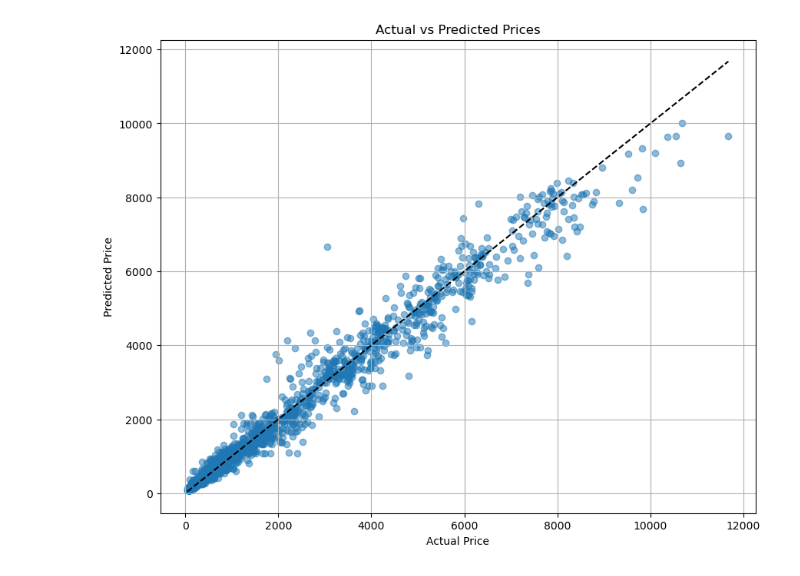
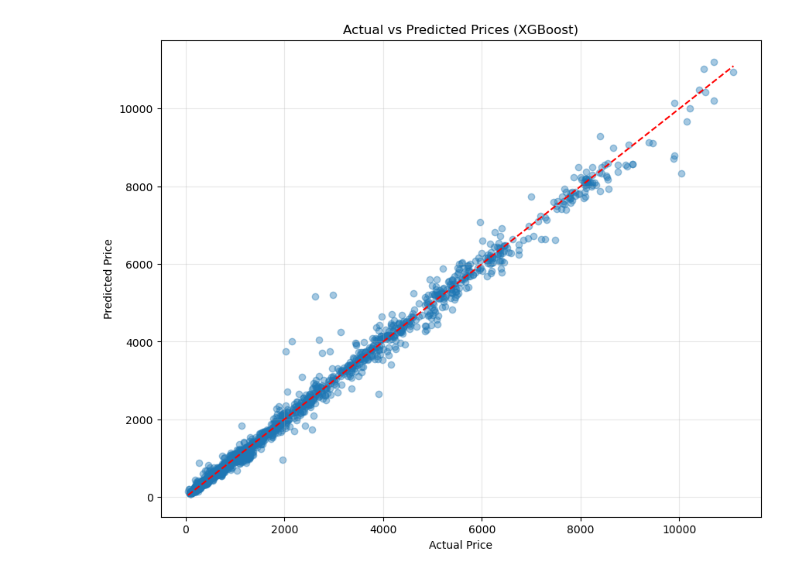
Before and after one commit to zinhour10/real_estate_price_prediction, a Jupyter notebook: notebooks/model_training/xgboost/xgboost_model_training_v1.ipynb, the cells around one changed output. Drawn from its saved outputs; the diff is of its cells as text; code cells hidden in the pictures.

```diff
--- a/notebooks/model_training/xgboost/xgboost_model_training_v1.ipynb
+++ b/notebooks/model_training/xgboost/xgboost_model_training_v1.ipynb
@@ -70,0 +16,2 @@ y_pred_train = np.expm1(xgb_model.predict(X_train))
+# %%
+y_log = np.log1p(y)
@@ -70,0 +26,12 @@ y_pred_train = np.expm1(xgb_model.predict(X_train))
+# %%
+param_grid = {
+    'n_estimators': [300, 500, 700],
+    'learning_rate': [0.01, 0.05, 0.1],
+    'max_depth': [3, 4, 5, 6],
+    'subsample': [0.7, 0.8, 0.9],
+    'colsample_bytree': [0.7, 0.8, 0.9],
+    'gamma': [0, 0.1, 0.2],
+    'reg_alpha': [0, 0.1, 0.5, 1],
+    'reg_lambda': [0.5, 1, 1.5],
+    'min_child_weight': [1, 3, 5]
+}
@@ -70,0 +78,4 @@ y_pred_train = np.expm1(xgb_model.predict(X_train))
+# %%
+best_xgb = search.best_estimator_
+print(f"Best parameters: {search.best_params_}")
+print(f"Best CV MAE: {-search.best_score_:.4f}")
@@ -70,0 +85,12 @@ y_pred_train = np.expm1(xgb_model.predict(X_train))
+# %%
+best_xgb.fit(
+    X_train_scaled, y_train_log,
+    eval_set=[(X_test_scaled, y_test_log)],
+    verbose=50
+)
+
+y_pred_train_log = best_xgb.predict(X_train_scaled)
+y_pred_test_log = best_xgb.predict(X_test_scaled)
+
+y_pred_train = np.expm1(y_pred_train_log)
+y_pred_test = np.expm1(y_pred_test_log)
@@ -102,10 +273,12 @@ Test Avg Price: 1936.11
 # %%
 plt.figure(figsize=(10, 8))
-plt.scatter(y_test, y_pred_test, alpha=0.5)
-plt.plot([y_test.min(), y_test.max()], [y_test.min(), y_test.max()], 'k--')
-plt.xlabel('Actual Price')
-plt.ylabel('Predicted Price')
-plt.title('Actual vs Predicted Prices')
-plt.grid(True)
+plt.scatter(y_test, y_pred_test, alpha=0.4)
+plt.plot([y_test.min(), y_test.max()], [y_test.min(), y_test.max()], 'r--')
+plt.xlabel("Actual Price")
+plt.ylabel("Predicted Price")
+plt.title("Actual vs Predicted Prices (XGBoost)")
+plt.grid(alpha=0.3)
+plt.savefig("xgboost_actual_vs_predicted.png", dpi=300)
+plt.show()
 # %% [output]
-[figure, old version]
+[figure, new version]
```
Also changed, not shown: parts of 24 cells of this notebook, 50 other files.
